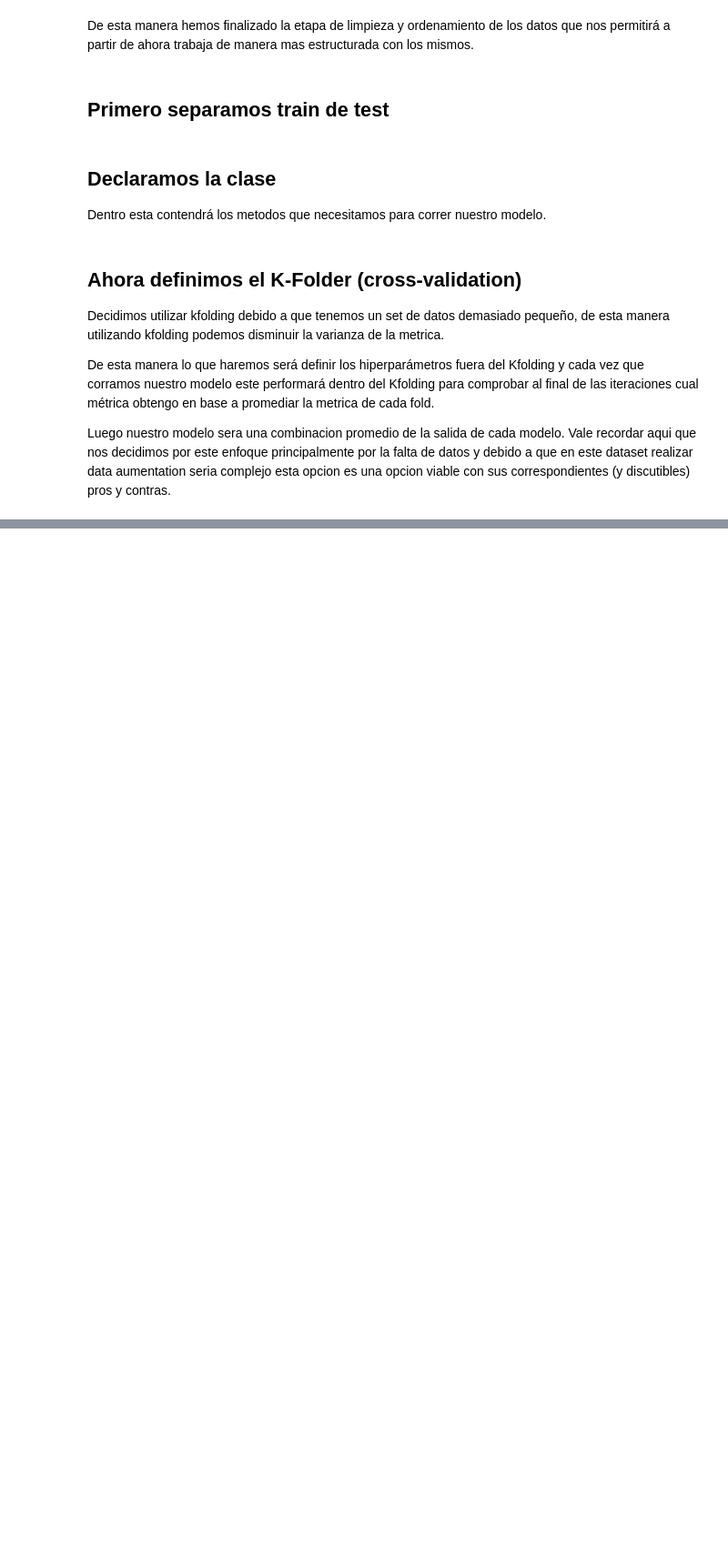
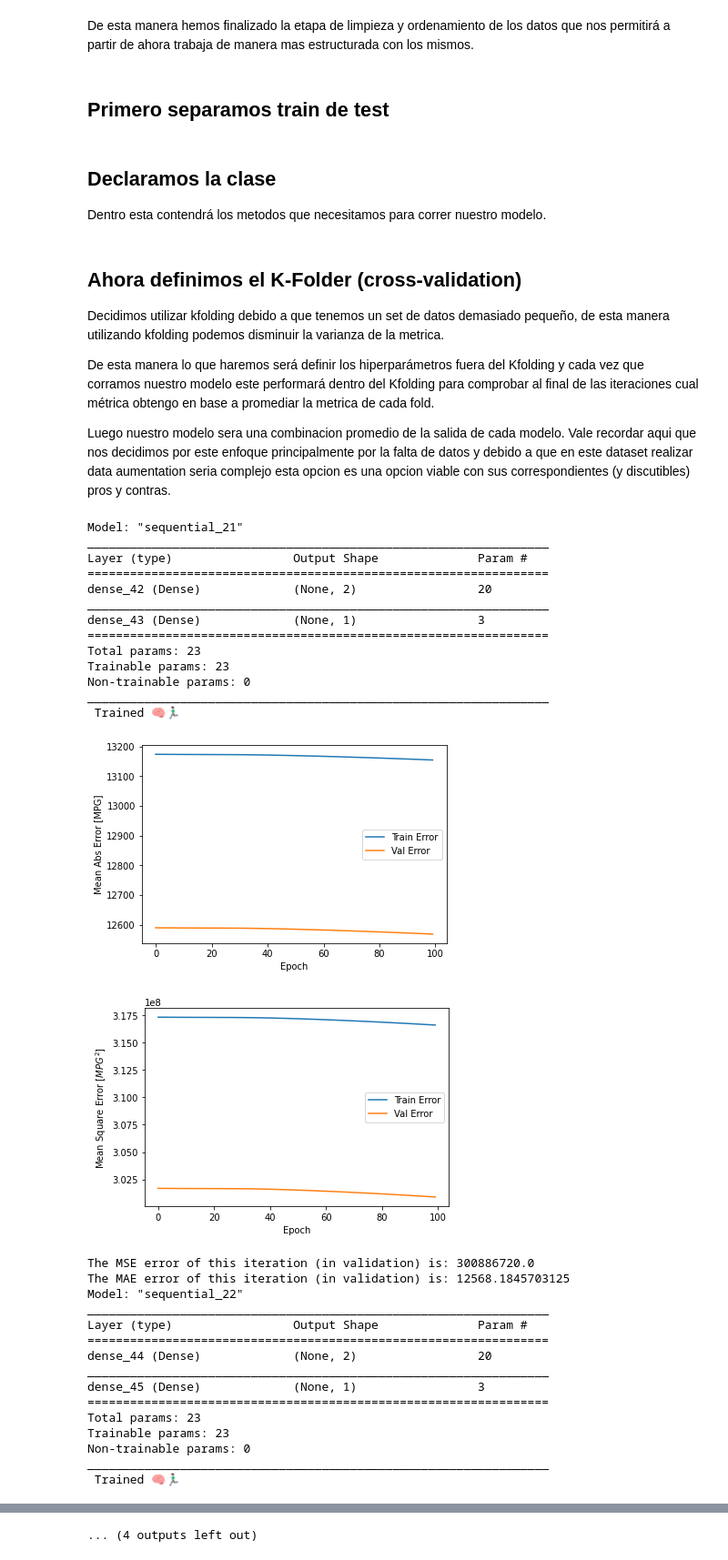
Before and after one commit to matifrancois/DeepLearning_Project2, a Jupyter notebook: Ej2/ej2_nh.ipynb, the cells around one changed output, grey strips where cells are left out. Shown at 91% size. Cells and saved outputs as stored; diff of their text form; code cells hidden in the pictures; blank space fills up the shorter version.

Commit message:
now it show the mse and mae for every kfolder

```diff
--- a/Ej2/ej2_nh.ipynb
+++ b/Ej2/ej2_nh.ipynb
@@ -315,7 +315,7 @@ from tensorflow.keras import layers
 # print(train_stats)
 # %%
 class CostPredictor:
-    def __init__(self, df_train, df_validation, Epochs, train_labels, validation_labels):
+    def __init__(self, df_train, df_validation, Epochs, train_labels, validation_labels, learning_rate):
         """CostPredictor
 
         This is a class contains the most part of the methods needed for the cost predictor
@@ -336,11 +336,17 @@ class CostPredictor:
     def norm(self, x):
         return (x - self.train_stats['mean']) / self.train_stats['std']
 
-    def train_nn(self):
-        self.history = self.model.fit(self.df_train_norm, self.train_labels, epochs=self.EPOCHS,
+    def train_nn(self, early_stopping = False):
+
+        if(early_stopping == True):
+            early_stopping_callback = tf.keras.callbacks.EarlyStopping(monitor='loss', patience=3)
+            self.history = self.model.fit(self.df_train_norm, self.train_labels, epochs=self.EPOCHS,
+                    validation_data = (self.df_validation_norm,self.validation_labels), verbose=0, callbacks=[PrintDot(self.EPOCHS), early_stopping_callback])
+        else:
+            self.history = self.model.fit(self.df_train_norm, self.train_labels, epochs=self.EPOCHS,
                     validation_data = (self.df_validation_norm,self.validation_labels), verbose=0, callbacks=[PrintDot(self.EPOCHS)])
 
-    def build_model(self, df_train):
+    def build_model(self, df_train, learning_rate):
         initializer = tf.keras.initializers.GlorotNormal(seed=7) # We use an initializer to start always in the same position (because we are using the same seed)
 
         model = keras.Sequential([
@@ -461,5 +446,8 @@ Luego nuestro modelo sera una combinacion promedio de la salida de cada modelo.
 # %%
-def k_folding(df):
+from sklearn.model_selection import KFold
+import statistics
+
+def k_folding(df, EPOCHS, learning_rate, early_stopping = False):
     """
     Función que dado un dataframe realiza un k-folding con k=5.
     Recibe:
@@ -467,9 +455,10 @@ def k_folding(df):
     Devuelve:
         none
     """
-    EPOCHS = 1000
     kf = KFold(n_splits = 5, random_state=7 , shuffle=True)
     sub_sets = kf.split(df)
+    mse_min_values = []
+    mae_min_values = []
     for train_index, validation_index in sub_sets:
         # Here we split the data
         train_df = df.iloc[train_index]
@@ -487,6 +476,46 @@ def k_folding(df):
         predictor = CostPredictor(df_train_no_charges, df_validation_no_charges, EPOCHS, df_train_target, df_validation_target)
         predictor.get_summary()
         # predictor.validation_split(df_validation_norm)
-        predictor.train_nn()
+        predictor.train_nn(early_stopping = early_stopping)
         predictor.get_hist()
         predictor.plot_history()
+        print("The MSE error of this iteration (in validation) is: " + str(min(predictor.history.history['val_mse'])))
+        print("The MAE error of this iteration (in validation) is: " + str(min(predictor.history.history['val_mae'])))
+        mse_min_values.append(min(predictor.history.history['val_mse']))
+        mae_min_values.append(min(predictor.history.history['val_mae']))
+    print("-"*100)
+    print("The mean MSE was: ", statistics.mean(mse_min_values))
+    print("The mean MAE was: ", statistics.mean(mae_min_values))
+# %%
+k_folding(df_train, EPOCHS = 100, learning_rate = 0.001)
+# %% [output]
+Model: "sequential_21"
+_________________________________________________________________
+Layer (type)                 Output Shape              Param #
+=================================================================
+dense_42 (Dense)             (None, 2)                 20
+_________________________________________________________________
+dense_43 (Dense)             (None, 1)                 3
+=================================================================
+Total params: 23
+Trainable params: 23
+Non-trainable params: 0
+_________________________________________________________________
+ Trained 🧠🏃🏻‍♂️
+[figure, added]
+[figure, added]
+The MSE error of this iteration (in validation) is: 300886720.0
+The MAE error of this iteration (in validation) is: 12568.1845703125
+Model: "sequential_22"
+_________________________________________________________________
+Layer (type)                 Output Shape              Param #
+=================================================================
+dense_44 (Dense)             (None, 2)                 20
+_________________________________________________________________
+dense_45 (Dense)             (None, 1)                 3
+=================================================================
+Total params: 23
+Trainable params: 23
+Non-trainable params: 0
+_________________________________________________________________
+ Trained 🧠🏃🏻‍♂️
@@ -493 +558,2 @@ def k_folding(df):
+... (4 outputs left out)
 # %%
```
Also changed, not shown: parts of 4 cells of this notebook, 1 other file.
